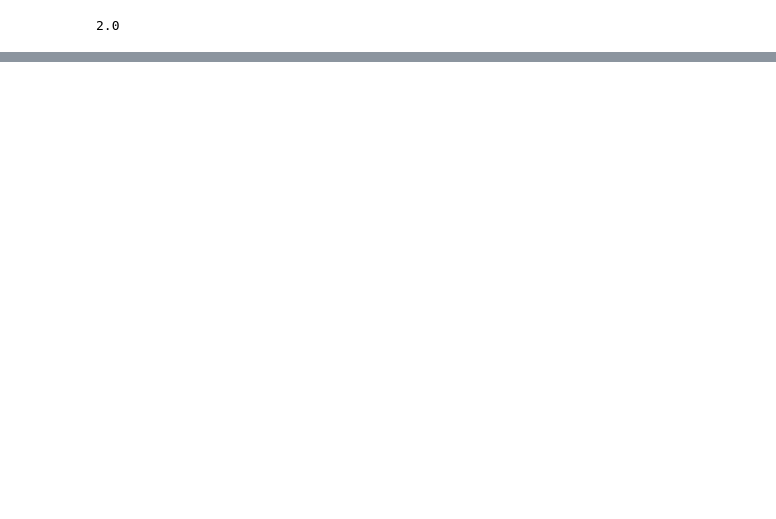
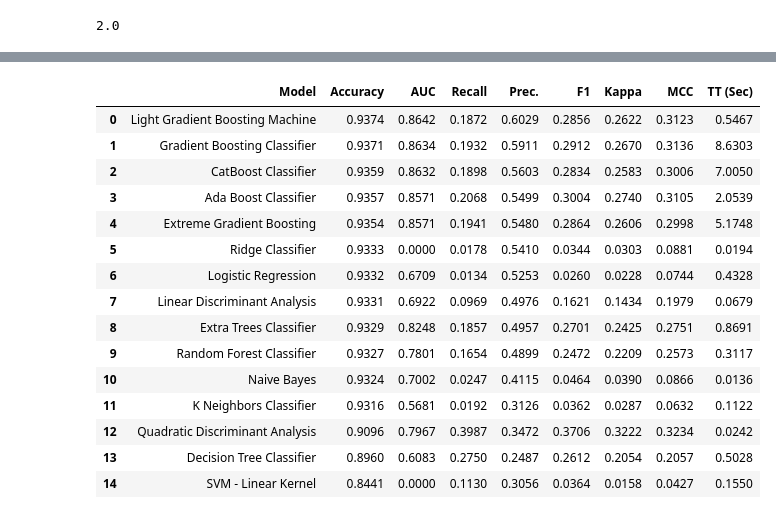
Before and after one commit to iamNCJ/Give-Me-Some-Credit, a Jupyter notebook: model/pycaret_model.ipynb, the cells around one changed output, grey strips where cells are left out. Saved outputs shown, nothing was run; the diff lists cells and outputs as text; code cells hidden in the pictures; blank space fills up the shorter version.

```diff
--- a/model/pycaret_model.ipynb
+++ b/model/pycaret_model.ipynb
@@ -31,3 +31,23 @@ Setup Succesfully Completed!
 | 41 | Interaction Threshold | None |
 | 42 | Fix Imbalance | False |
 | 43 | Fix Imbalance Method | SMOTE |
+# %%
+# return best model
+best = compare_models()
+# %% [output]
+|  | Model | Accuracy | AUC | Recall | Prec. | F1 | Kappa | MCC | TT (Sec) |
+| 0 | Light Gradient Boosting Machine | 0.9374 | 0.8642 | 0.1872 | 0.6029 | 0.2856 | 0.2622 | 0.3123 | 0.5467 |
+| 1 | Gradient Boosting Classifier | 0.9371 | 0.8634 | 0.1932 | 0.5911 | 0.2912 | 0.2670 | 0.3136 | 8.6303 |
+| 2 | CatBoost Classifier | 0.9359 | 0.8632 | 0.1898 | 0.5603 | 0.2834 | 0.2583 | 0.3006 | 7.0050 |
+| 3 | Ada Boost Classifier | 0.9357 | 0.8571 | 0.2068 | 0.5499 | 0.3004 | 0.2740 | 0.3105 | 2.0539 |
+| 4 | Extreme Gradient Boosting | 0.9354 | 0.8571 | 0.1941 | 0.5480 | 0.2864 | 0.2606 | 0.2998 | 5.1748 |
+| 5 | Ridge Classifier | 0.9333 | 0.0000 | 0.0178 | 0.5410 | 0.0344 | 0.0303 | 0.0881 | 0.0194 |
+| 6 | Logistic Regression | 0.9332 | 0.6709 | 0.0134 | 0.5253 | 0.0260 | 0.0228 | 0.0744 | 0.4328 |
+| 7 | Linear Discriminant Analysis | 0.9331 | 0.6922 | 0.0969 | 0.4976 | 0.1621 | 0.1434 | 0.1979 | 0.0679 |
+| 8 | Extra Trees Classifier | 0.9329 | 0.8248 | 0.1857 | 0.4957 | 0.2701 | 0.2425 | 0.2751 | 0.8691 |
+| 9 | Random Forest Classifier | 0.9327 | 0.7801 | 0.1654 | 0.4899 | 0.2472 | 0.2209 | 0.2573 | 0.3117 |
+| 10 | Naive Bayes | 0.9324 | 0.7002 | 0.0247 | 0.4115 | 0.0464 | 0.0390 | 0.0866 | 0.0136 |
+| 11 | K Neighbors Classifier | 0.9316 | 0.5681 | 0.0192 | 0.3126 | 0.0362 | 0.0287 | 0.0632 | 0.1122 |
+| 12 | Quadratic Discriminant Analysis | 0.9096 | 0.7967 | 0.3987 | 0.3472 | 0.3706 | 0.3222 | 0.3234 | 0.0242 |
+| 13 | Decision Tree Classifier | 0.8960 | 0.6083 | 0.2750 | 0.2487 | 0.2612 | 0.2054 | 0.2057 | 0.5028 |
+| 14 | SVM - Linear Kernel | 0.8441 | 0.0000 | 0.1130 | 0.3056 | 0.0364 | 0.0158 | 0.0427 | 0.1550 |
```
Also changed, not shown: parts of 8 cells of this notebook, 1 other file.
